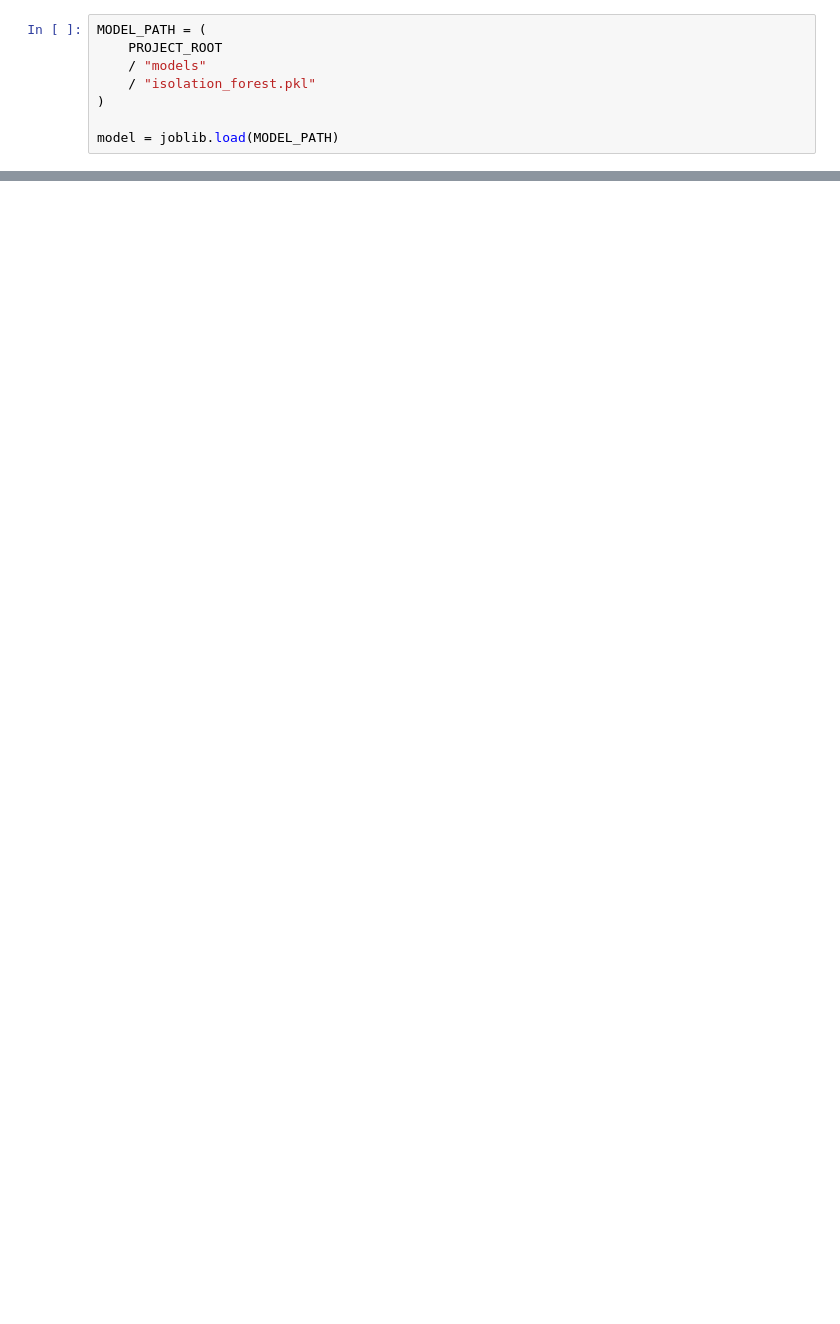
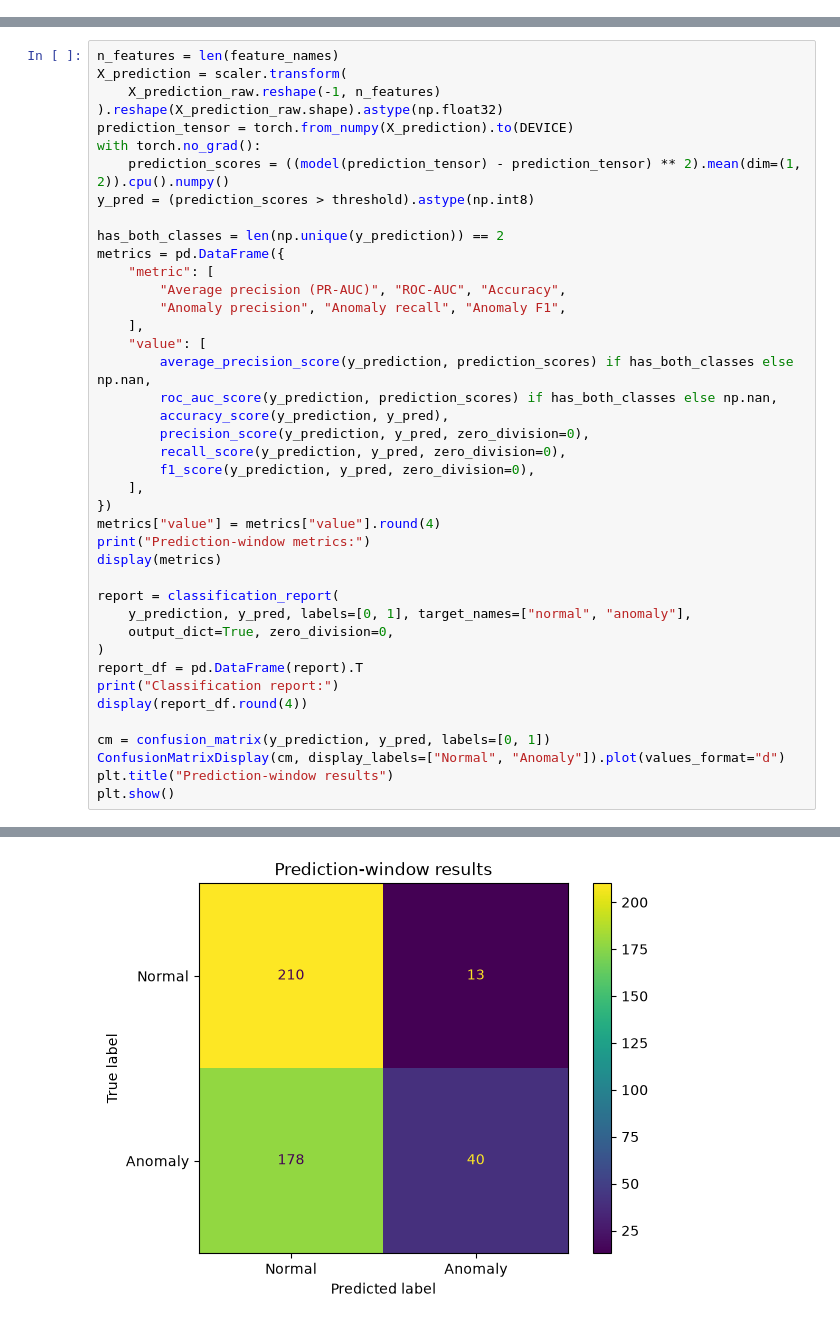
Before and after one commit to myehya1/Predictive-Maintenance, a Jupyter notebook: notebooks/05_evaluation.ipynb, the cells around one changed output, grey strips where cells are left out. Cells and saved outputs as stored; diff of their text form; blank space fills up the shorter version.

```diff
--- a/notebooks/05_evaluation.ipynb
+++ b/notebooks/05_evaluation.ipynb
@@ -30,8 +0,0 @@ print(df.shape)
-# %%
-MODEL_PATH = (
-    PROJECT_ROOT
-    / "models"
-    / "isolation_forest.pkl"
-)
-
-model = joblib.load(MODEL_PATH)
@@ -124,0 +97,42 @@ False Alarm Rate: 50.00%
+# %%
+n_features = len(feature_names)
+X_prediction = scaler.transform(
+    X_prediction_raw.reshape(-1, n_features)
+).reshape(X_prediction_raw.shape).astype(np.float32)
+prediction_tensor = torch.from_numpy(X_prediction).to(DEVICE)
+with torch.no_grad():
+    prediction_scores = ((model(prediction_tensor) - prediction_tensor) ** 2).mean(dim=(1, 2)).cpu().numpy()
+y_pred = (prediction_scores > threshold).astype(np.int8)
+
+has_both_classes = len(np.unique(y_prediction)) == 2
+metrics = pd.DataFrame({
+    "metric": [
+        "Average precision (PR-AUC)", "ROC-AUC", "Accuracy",
+        "Anomaly precision", "Anomaly recall", "Anomaly F1",
+    ],
+    "value": [
+        average_precision_score(y_prediction, prediction_scores) if has_both_classes else np.nan,
+        roc_auc_score(y_prediction, prediction_scores) if has_both_classes else np.nan,
+        accuracy_score(y_prediction, y_pred),
+        precision_score(y_prediction, y_pred, zero_division=0),
+        recall_score(y_prediction, y_pred, zero_division=0),
+        f1_score(y_prediction, y_pred, zero_division=0),
+    ],
+})
+metrics["value"] = metrics["value"].round(4)
+print("Prediction-window metrics:")
+display(metrics)
+
+report = classification_report(
+    y_prediction, y_pred, labels=[0, 1], target_names=["normal", "anomaly"],
+    output_dict=True, zero_division=0,
+)
+report_df = pd.DataFrame(report).T
+print("Classification report:")
+display(report_df.round(4))
+
+cm = confusion_matrix(y_prediction, y_pred, labels=[0, 1])
+ConfusionMatrixDisplay(cm, display_labels=["Normal", "Anomaly"]).plot(values_format="d")
+plt.title("Prediction-window results")
+plt.show()
+# %% [output]
@@ -124,0 +154 @@ False Alarm Rate: 50.00%
+[figure, added]
```
Also changed, not shown: parts of 19 cells of this notebook, 6 other files.
